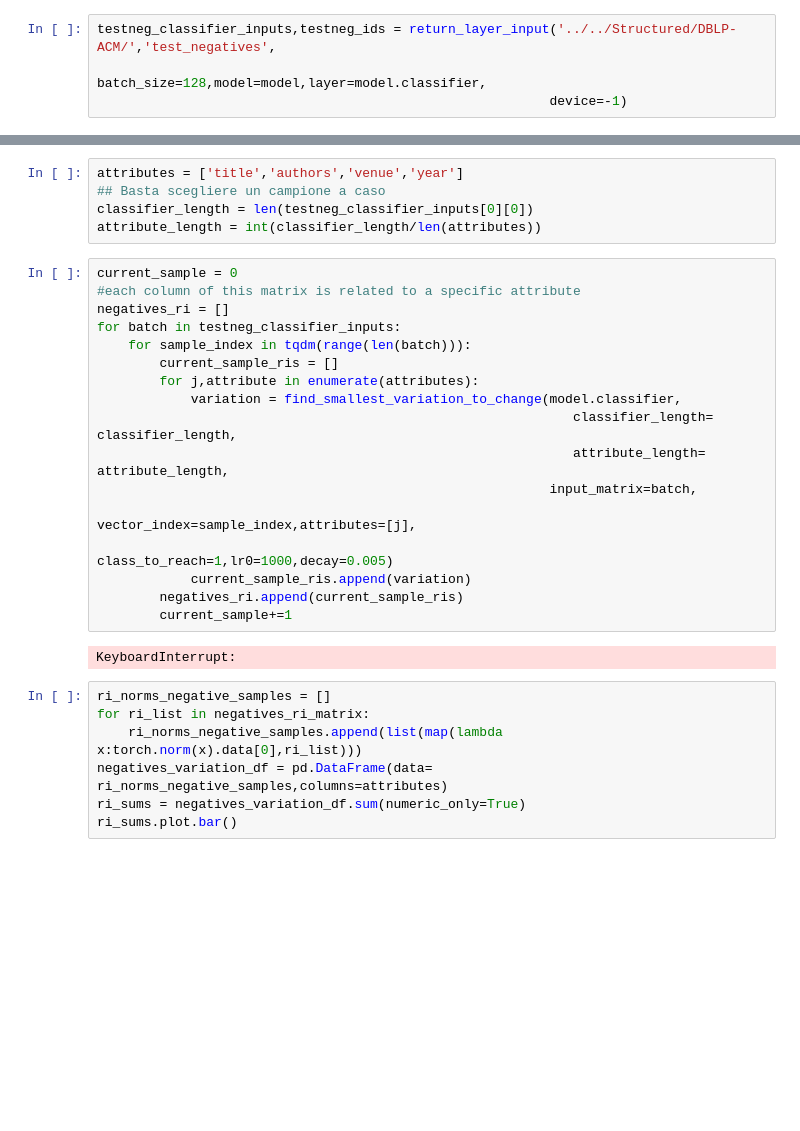
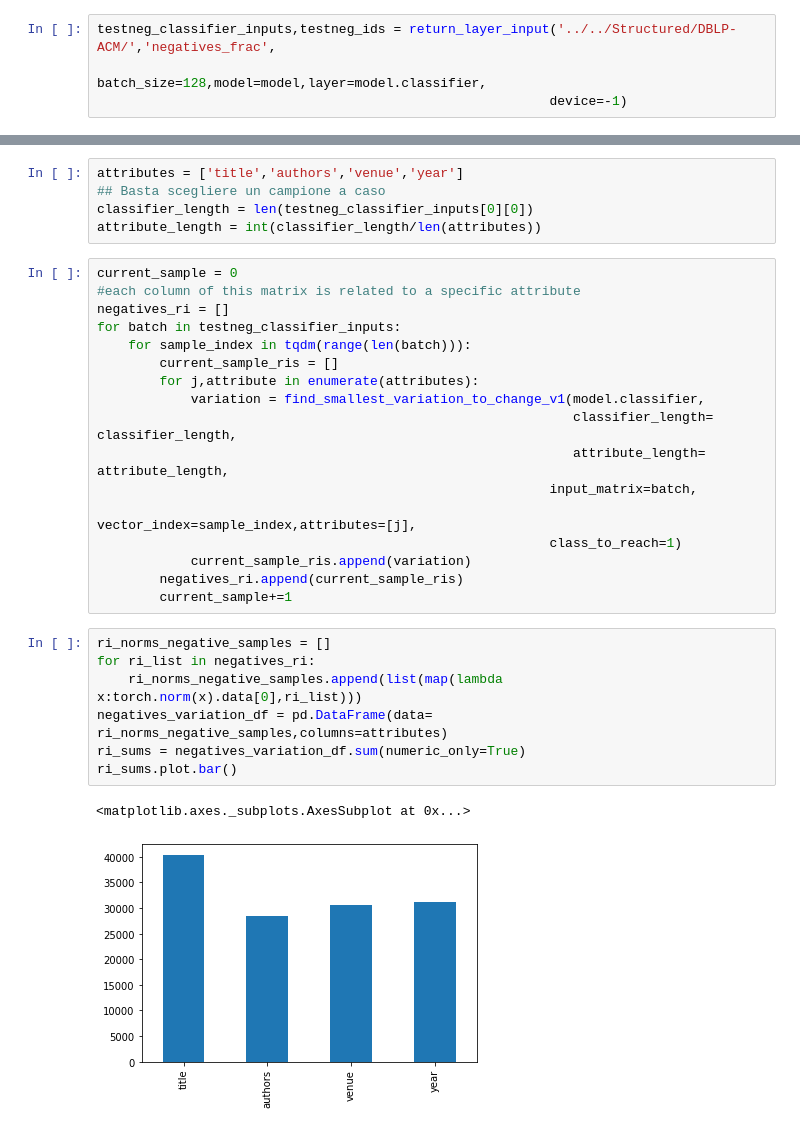
Before and after one commit to vincenzomartello/deepmatcher-experiments, a Jupyter notebook: notebooks/DBLP-ACM/ri_discovery.ipynb, the cells around one changed output, grey strips where cells are left out. Saved outputs shown, nothing was run; the diff lists cells and outputs as text; blank space fills up the shorter version.

```diff
--- a/notebooks/DBLP-ACM/ri_discovery.ipynb
+++ b/notebooks/DBLP-ACM/ri_discovery.ipynb
@@ -12,7 +14,7 @@ from utilities_functions.ri_calculator import find_smallest_variation_to_change
 model = dm.MatchingModel(attr_summarizer='hybrid')
 model.load_state('../../models/dblp_acm_hybrid.pth')
 # %%
-testneg_classifier_inputs,testneg_ids = return_layer_input('../../Structured/DBLP-ACM/','test_negatives',
+testneg_classifier_inputs,testneg_ids = return_layer_input('../../Structured/DBLP-ACM/','negatives_frac',
                                                            batch_size=128,model=model,layer=model.classifier,
                                                           device=-1)
 # %%
@@ -36,21 +38,22 @@ for batch in testneg_classifier_inputs:
     for sample_index in tqdm(range(len(batch))):
         current_sample_ris = []
         for j,attribute in enumerate(attributes):
-            variation = find_smallest_variation_to_change(model.classifier,
+            variation = find_smallest_variation_to_change_v1(model.classifier,
                                                              classifier_length= classifier_length,
                                                              attribute_length= attribute_length,
                                                           input_matrix=batch,
                                                              vector_index=sample_index,attributes=[j],
-                                                          class_to_reach=1,lr0=1000,decay=0.005)
+                                                          class_to_reach=1)
             current_sample_ris.append(variation)
         negatives_ri.append(current_sample_ris)
         current_sample+=1
-# %% [output]
-KeyboardInterrupt:
 # %%
 ri_norms_negative_samples = []
-for ri_list in negatives_ri_matrix:
+for ri_list in negatives_ri:
     ri_norms_negative_samples.append(list(map(lambda x:torch.norm(x).data[0],ri_list)))
 negatives_variation_df = pd.DataFrame(data= ri_norms_negative_samples,columns=attributes)
 ri_sums = negatives_variation_df.sum(numeric_only=True)
 ri_sums.plot.bar()
+# %% [output]
+<matplotlib.axes._subplots.AxesSubplot at 0x...>
+[figure, added]
```
Also changed, not shown: parts of 18 cells of this notebook, 32 other files.
